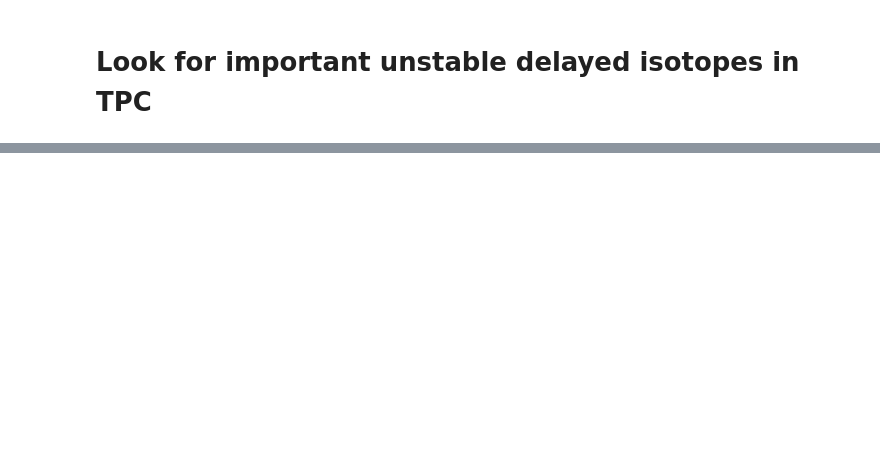
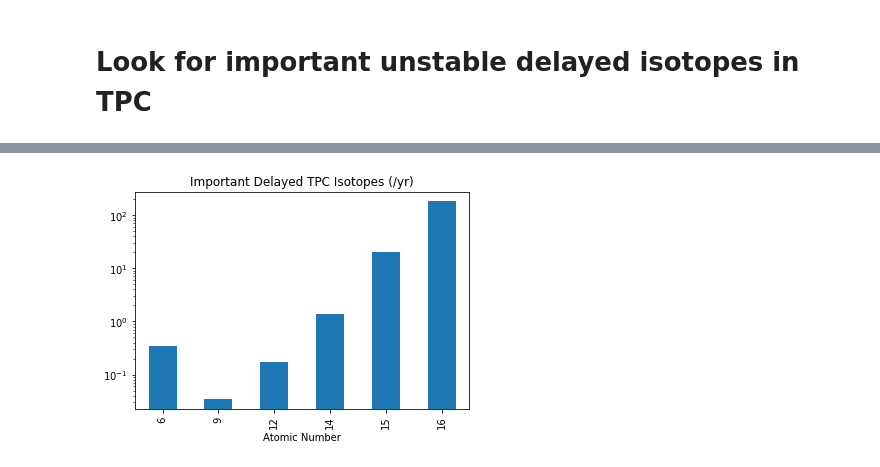
Before and after one commit to TomSB1423/nucleide_data, a Jupyter notebook: vol_counts.ipynb, the cells around one changed output, grey strips where cells are left out. Cells and saved outputs as stored; diff of their text form; code cells hidden in the pictures; blank space fills up the shorter version.

```diff
--- a/vol_counts.ipynb
+++ b/vol_counts.ipynb
@@ -284,0 +330,9 @@ unstable_TPC_delayed[(unstable_TPC_delayed["Avr Gamma Decay"] > 200) & (unstable
+# %%
+# Filter with beta energy ranges
+important_TPC_delayed = unstable_TPC_delayed[pd.isnull(unstable_TPC_delayed[beta_col_name]) | (unstable_TPC_delayed[beta_col_name] == True)].sort_values("Counts", ascending=False).reset_index(drop=True)
+
+print(f"Number of isotopes in range: {len(important_TPC_delayed)}")
+print(f"Total Production (yr): {important_TPC_delayed['Production (/yr)'].sum()}\n")
+
+print(f"Beta decays: {len(important_TPC_delayed[important_TPC_delayed[beta_col_name] == True])}")
+print(f"Beta decay productions (/yr): {important_TPC_delayed.loc[important_TPC_delayed[beta_col_name] == True, 'Decays (/yr)'].sum()}\n")
@@ -284,0 +359,7 @@ unstable_TPC_delayed[(unstable_TPC_delayed["Avr Gamma Decay"] > 200) & (unstable
+# %%
+important_TPC_delayed_groups = important_TPC_delayed.groupby(['Atomic Number'])["Decays (/yr)"].sum()
+important_TPC_delayed_groups.plot.bar(x="Atomic Number", log=True)
+plt.title("Important Delayed TPC Isotopes (/yr)")
+plt.show()
+# %% [output]
+[figure, added]
```
Also changed, not shown: parts of 56 cells of this notebook, 6 other files.
